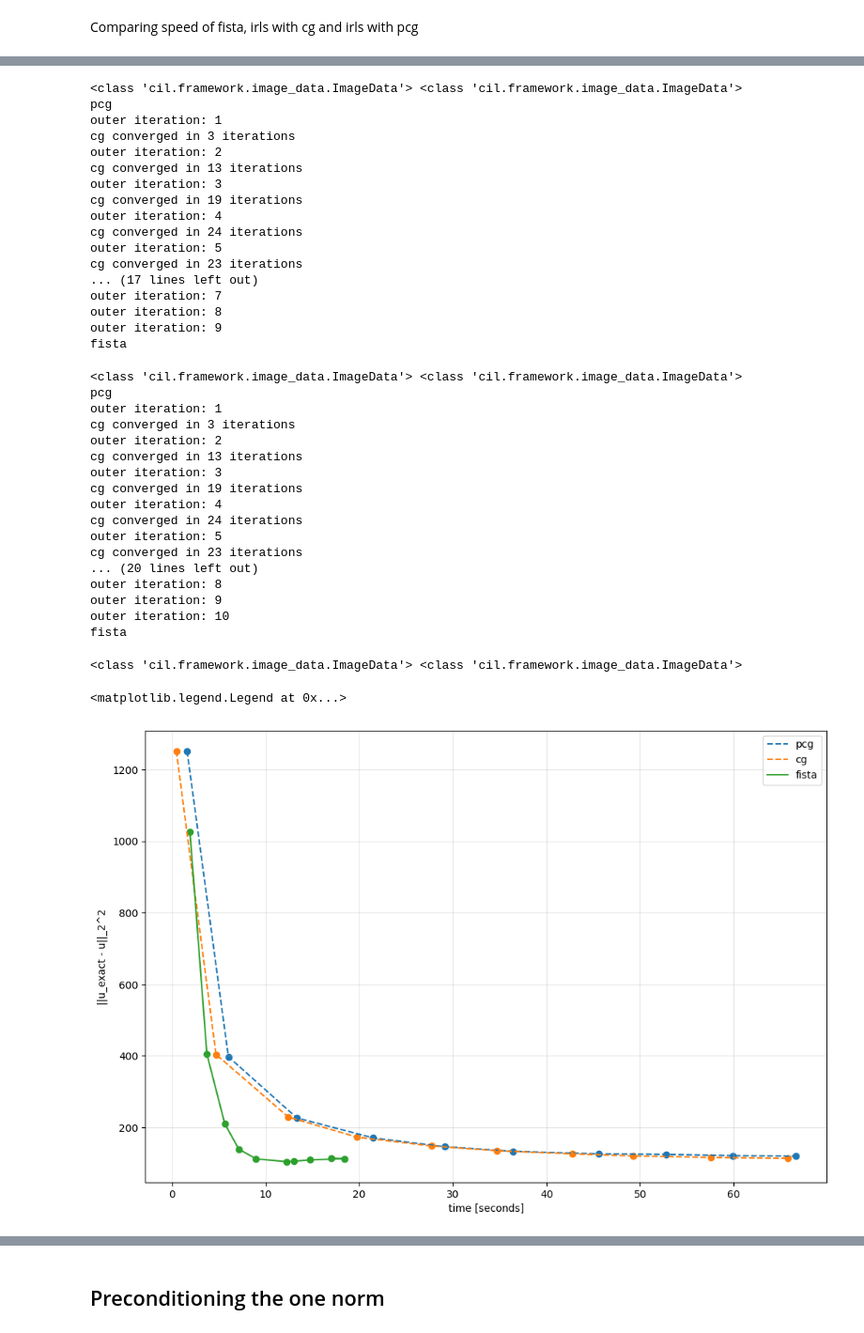
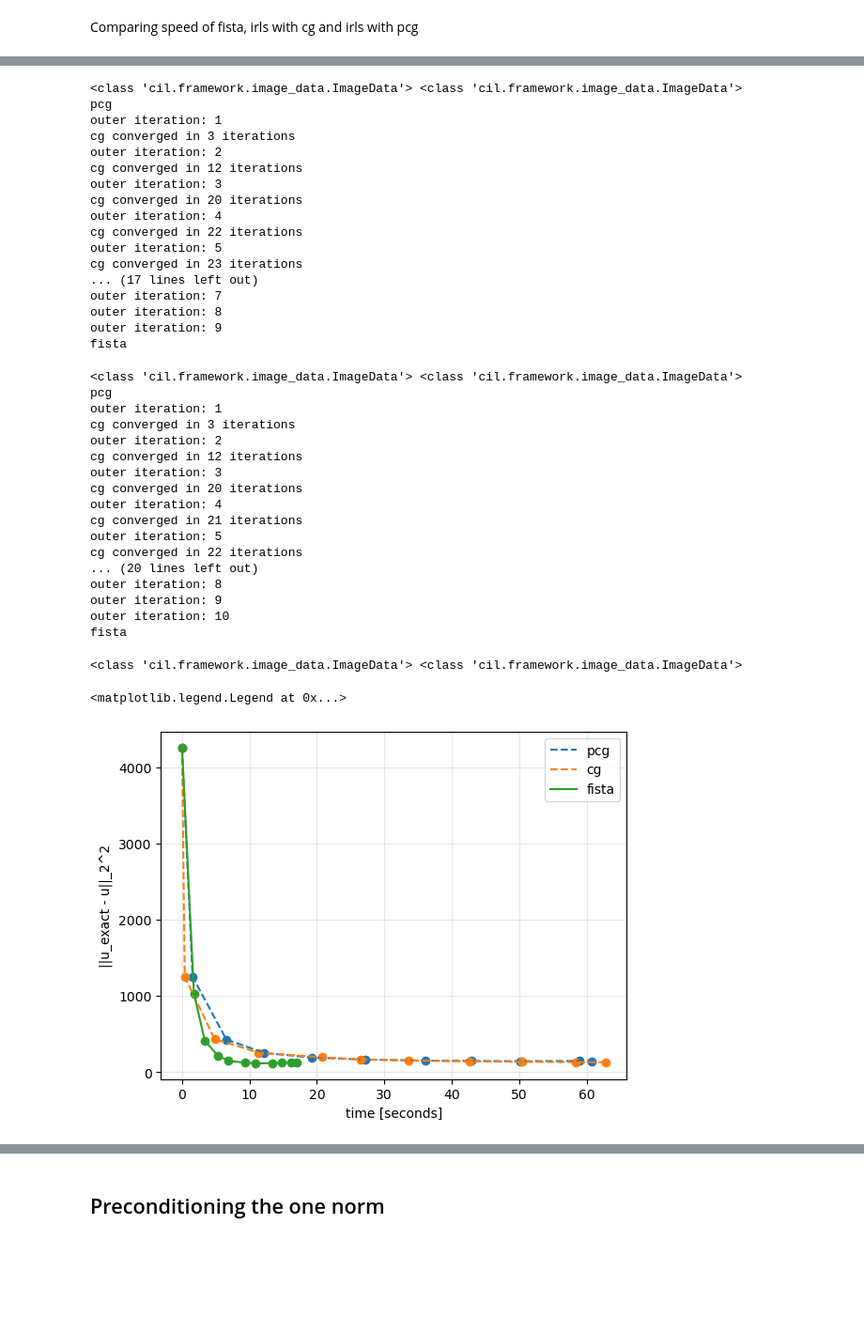
Before and after one commit to FemkeFJF/CIL-Demos, a Jupyter notebook: Femke/IRN/functions_for_precond.ipynb, the cells around one changed output, grey strips where cells are left out. Shown at 94% size. Drawn from its saved outputs; the diff is of its cells as text; code cells hidden in the pictures; blank space fills up the shorter version.

Commit message:
added the initial error to the last plot

```diff
--- a/Femke/IRN/functions_for_precond.ipynb
+++ b/Femke/IRN/functions_for_precond.ipynb
@@ -733,10 +738,10 @@ sol, err, conv_arr, inner_iter_arr1 = tv_solver_normal(initial = ig.allocate(0),
                        outer_iter = 3,
                        A = A,
                        sino = sino_noisy,
-                       alpha = 1e-6,
+                       alpha = 5e-7,
                        er = None,
                        pre = "True",
-                       cg_tol = 1e-16,
+                       cg_tol = 1e-4,
                        vox_size = 1 / 265,
                        exact = phantom)
 t1_end = time.time()
@@ -749,10 +754,10 @@ sol2, err2, conv_arr2, inner_iter_arr2 = tv_solver_normal(initial = ig.allocate(
                        outer_iter = 3,
                        A = A,
                        sino = sino_noisy,
-                       alpha = 1e-6,
+                       alpha = 5e-7,
                        er = None,
                        pre = "False",
-                       cg_tol = 1e-16,
+                       cg_tol = 1e-4,
                        vox_size = None,
                        exact = phantom)
 t2_end = time.time()
@@ -817,9 +828,18 @@ time_cg = []
 time_pcg = []
 time_fista = []
 
+time_cg.append(0)
+time_pcg.append(0)
+time_fista.append(0)
+
 err_cg = []
 err_pcg = []
 err_fista = []
+
+initial_err = norm(phantom)
+err_cg.append(initial_err)
+err_pcg.append(initial_err)
+err_fista.append(initial_err)
 
 for it in iterations:
 
@@ -830,7 +850,7 @@ for it in iterations:
                         outer_iter = it,
                         A = A,
                         sino = sino_noisy,
-                        alpha = 4e-7,
+                        alpha = 5e-7,
                         er = None,
                         pre = "True",
                         cg_tol = 1e-3,
@@ -848,7 +868,7 @@ for it in iterations:
                         outer_iter = it,
                         A = A,
                         sino = sino_noisy,
-                        alpha = 4e-7,
+                        alpha = 5e-7,
                         er = None,
                         pre = "False",
                         cg_tol = 1e-3,
@@ -875,7 +895,7 @@ for it in iterations:
     #show2D([sol.abs(), sol2.abs(), sol3], [f'pcg, time = {t1_end - t1_start}', f'cg, time = {t2_end - t2_start}', f'fista, time = {t3_end - t3_start}'], cmap='rainbow', num_cols = 3)
     #show2D([(sol.abs() - phantom).abs(), (sol2.abs() - phantom).abs(), (sol3 - phantom).abs()], ['error PCG', 'error CG', 'error fista'], num_cols = 3, cmap = 'rainbow')
 
-plt.figure(figsize=(12,8))
+#plt.figure(figsize=(12,8))
 plt.plot(time_pcg, err_pcg, label="pcg", linestyle='--')
 plt.scatter(time_pcg, err_pcg)
 plt.plot(time_cg, err_cg, label="cg", linestyle='--')
@@ -1009,41 +1029,41 @@ outer iteration: 8
 fista
 <class 'cil.framework.image_data.ImageData'> <class 'cil.framework.image_data.ImageData'>
 pcg
 outer iteration: 1
 cg converged in 3 iterations
 outer iteration: 2
-cg converged in 13 iterations
+cg converged in 12 iterations
 outer iteration: 3
-cg converged in 19 iterations
+cg converged in 20 iterations
 outer iteration: 4
-cg converged in 24 iterations
+cg converged in 22 iterations
 outer iteration: 5
 cg converged in 23 iterations
 ... (17 lines left out)
 outer iteration: 7
 outer iteration: 8
 outer iteration: 9
 fista
 <class 'cil.framework.image_data.ImageData'> <class 'cil.framework.image_data.ImageData'>
 pcg
 outer iteration: 1
 cg converged in 3 iterations
 outer iteration: 2
-cg converged in 13 iterations
+cg converged in 12 iterations
 outer iteration: 3
-cg converged in 19 iterations
+cg converged in 20 iterations
 outer iteration: 4
-cg converged in 24 iterations
+cg converged in 21 iterations
 outer iteration: 5
-cg converged in 23 iterations
+cg converged in 22 iterations
 ... (20 lines left out)
 outer iteration: 8
 outer iteration: 9
 outer iteration: 10
 fista
 <class 'cil.framework.image_data.ImageData'> <class 'cil.framework.image_data.ImageData'>
 <matplotlib.legend.Legend at 0x...>
-[figure, old version]
+[figure, new version]
 # %%
 
 print("fista \n", time_fista, "\n", err_fista)
```
Also changed, not shown: parts of 8 cells of this notebook.
